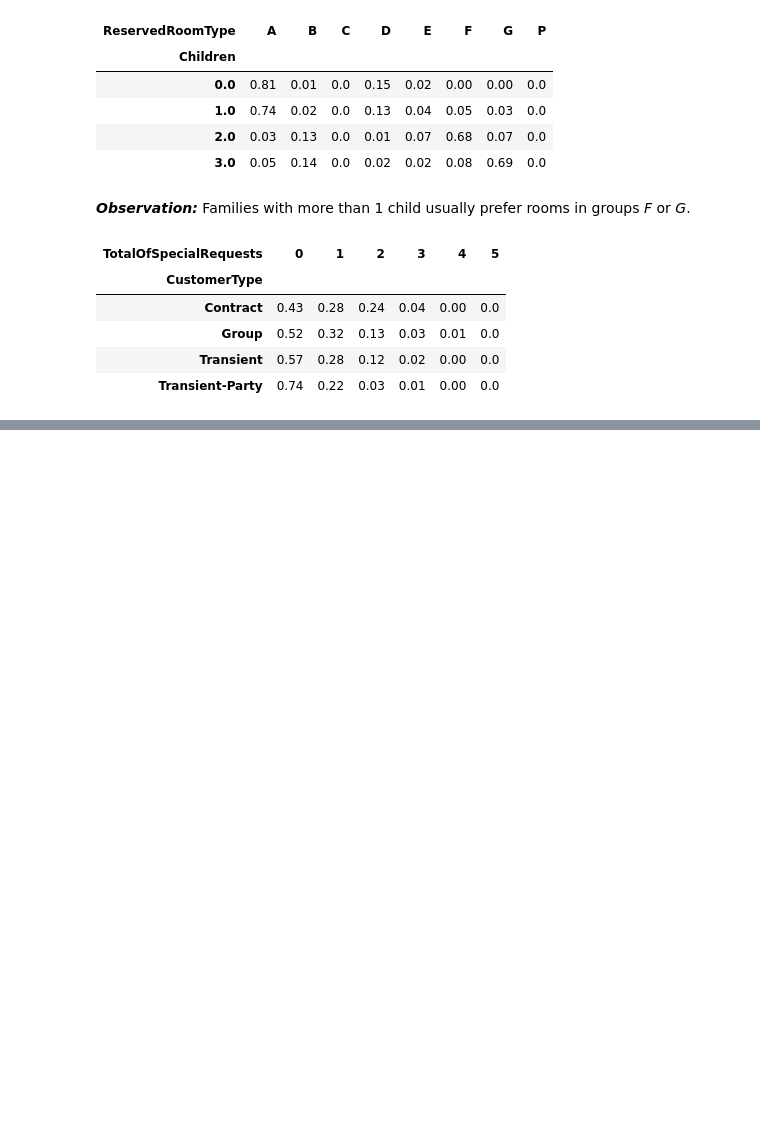
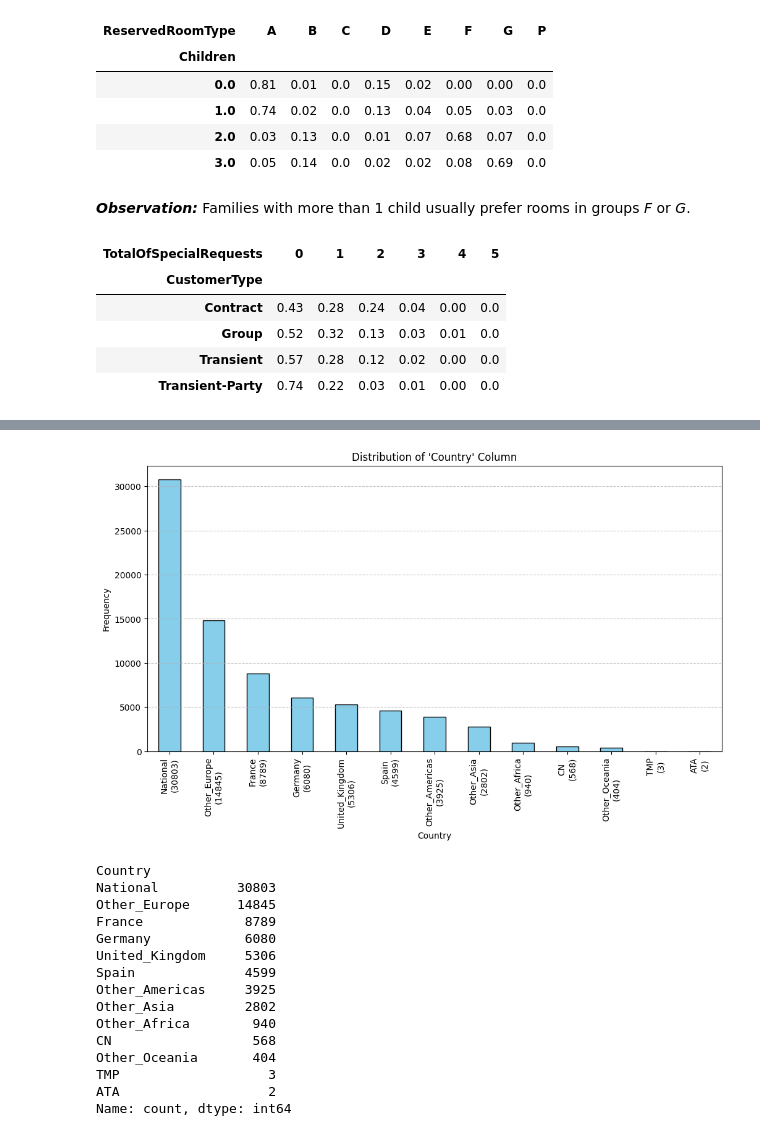
Before and after one commit to enescatagan/HotelDemandAI, a Jupyter notebook: notebooks/main.ipynb, the cells around one changed output, grey strips where cells are left out. Drawn from its saved outputs; the diff is of its cells as text; code cells hidden in the pictures; blank space fills up the shorter version.

Commit message:
Correct Data

```diff
--- a/notebooks/main.ipynb
+++ b/notebooks/main.ipynb
@@ -437,0 +624,36 @@ pd.crosstab(h2_df['CustomerType'], h2_df['TotalOfSpecialRequests'], normalize='i
+# %%
+# Load ISO country codes
+countries_df = pd.read_csv("../data/ISO_country_code.csv", index_col='alpha-3')
+
+# Changes values in for most common origin countries
+countries_df.loc['PRT'] = 'National'
+countries_df.loc['FRA'] = 'France'
+countries_df.loc['DEU'] = 'Germany'
+countries_df.loc['GBR'] = 'United_Kingdom'
+countries_df.loc['ESP'] = 'Spain'
+
+# Converts country codes in a dict
+countries_dict = countries_df.to_dict()['region']
+
+# Regroup Country attribute in fewer categories
+h2_df['Country'].replace(countries_dict, inplace=True)
+# %%
+plot_distribution(h2_df, 'Country', title=f"Distribution of 'Country' Column")
+h2_df['Country'].value_counts()
+# %% [output]
+[figure, added]
+Country
+National          30803
+Other_Europe      14845
+France             8789
+Germany            6080
+United_Kingdom     5306
+Spain              4599
+Other_Americas     3925
+Other_Asia         2802
+Other_Africa        940
+CN                  568
+Other_Oceania       404
+TMP                   3
+ATA                   2
+Name: count, dtype: int64
```
Also changed, not shown: parts of 87 cells of this notebook.
